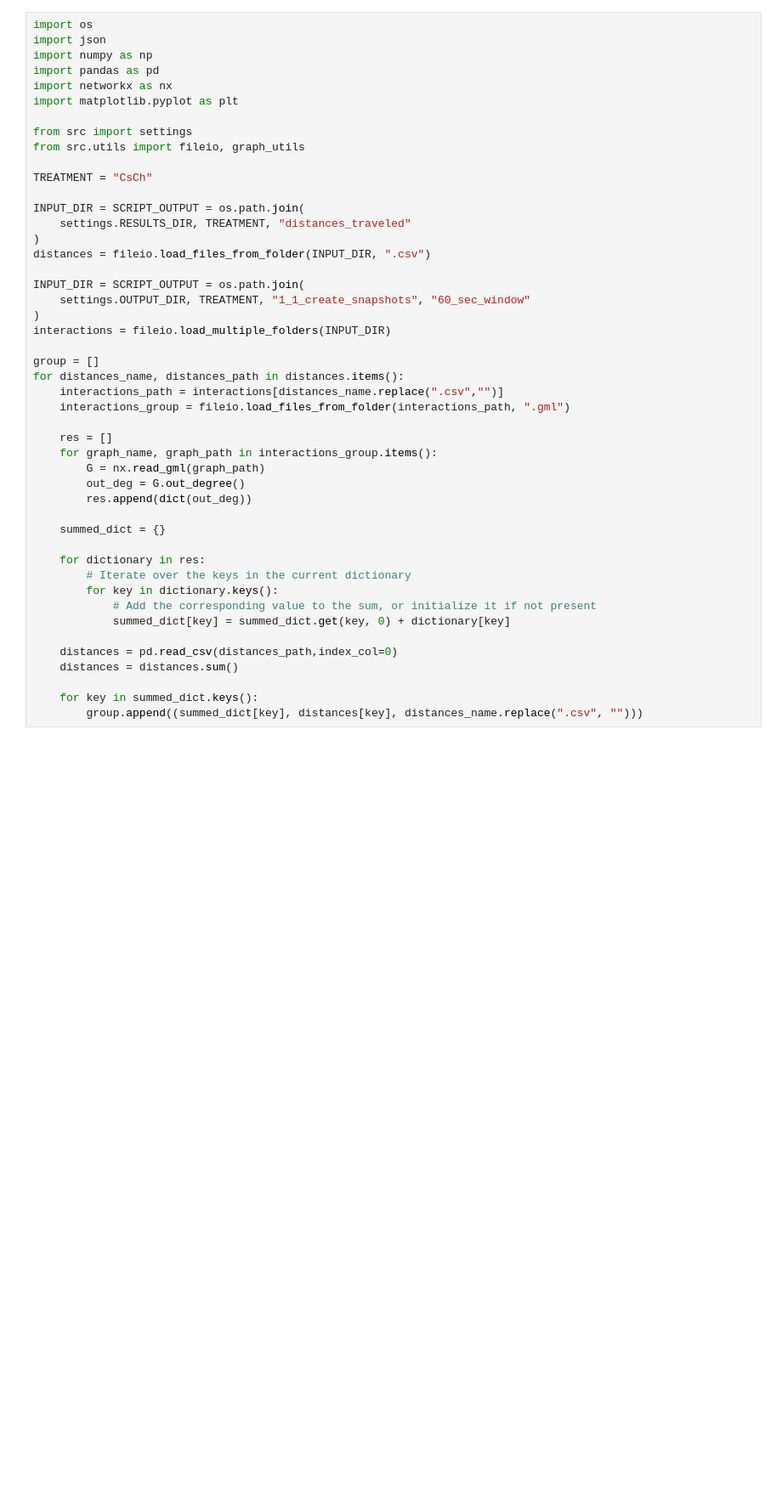
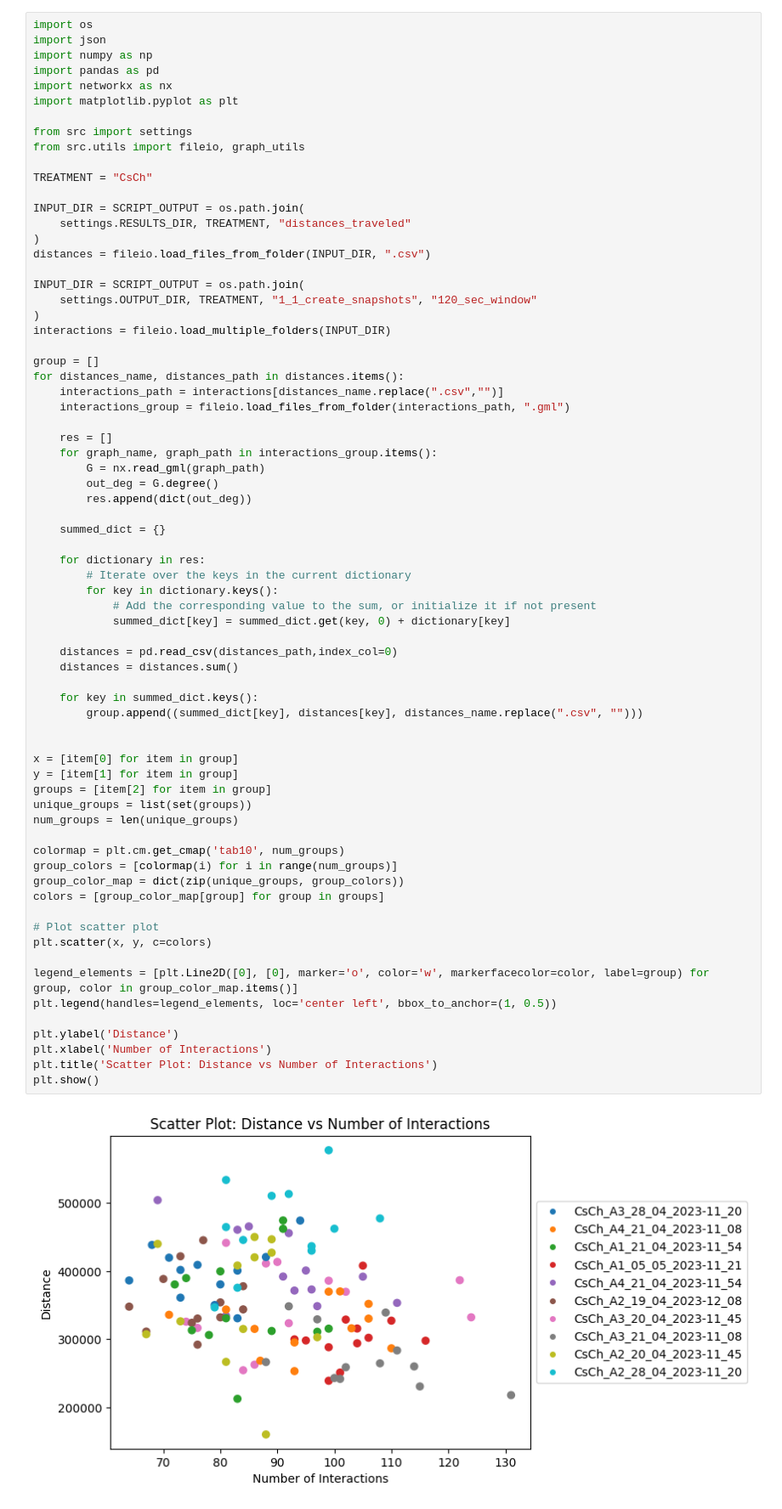
Before and after one commit to milanXpetrovic/drosophila-social-network-analysis, a Jupyter notebook: notebooks/distance_and_degree.ipynb, the cells around one changed output. Shown: that part at 85% size. Cells and saved outputs as stored; diff of their text form; blank space fills up the shorter version.

Commit message:
feat: new plots added

```diff
--- a/notebooks/distance_and_degree.ipynb
+++ b/notebooks/distance_and_degree.ipynb
@@ -16,33 +16,58 @@ INPUT_DIR = SCRIPT_OUTPUT = os.path.join(
 )
 distances = fileio.load_files_from_folder(INPUT_DIR, ".csv")
 
 INPUT_DIR = SCRIPT_OUTPUT = os.path.join(
-    settings.OUTPUT_DIR, TREATMENT, "1_1_create_snapshots", "60_sec_window"
+    settings.OUTPUT_DIR, TREATMENT, "1_1_create_snapshots", "120_sec_window"
 )
 interactions = fileio.load_multiple_folders(INPUT_DIR)
 
 group = []
 for distances_name, distances_path in distances.items():
     interactions_path = interactions[distances_name.replace(".csv","")]
     interactions_group = fileio.load_files_from_folder(interactions_path, ".gml")
 
     res = []
     for graph_name, graph_path in interactions_group.items():
         G = nx.read_gml(graph_path)
-        out_deg = G.out_degree()
+        out_deg = G.degree()
         res.append(dict(out_deg))
 
     summed_dict = {}
 
     for dictionary in res:
         # Iterate over the keys in the current dictionary
         for key in dictionary.keys():
             # Add the corresponding value to the sum, or initialize it if not present
             summed_dict[key] = summed_dict.get(key, 0) + dictionary[key]
 
     distances = pd.read_csv(distances_path,index_col=0)
     distances = distances.sum()
 
     for key in summed_dict.keys():
         group.append((summed_dict[key], distances[key], distances_name.replace(".csv", "")))
+
+
+x = [item[0] for item in group]
+y = [item[1] for item in group]
+groups = [item[2] for item in group]
+unique_groups = list(set(groups))
+num_groups = len(unique_groups)
+
+colormap = plt.cm.get_cmap('tab10', num_groups)
+group_colors = [colormap(i) for i in range(num_groups)]
+group_color_map = dict(zip(unique_groups, group_colors))
+colors = [group_color_map[group] for group in groups]
+
+# Plot scatter plot
+plt.scatter(x, y, c=colors)
+
+legend_elements = [plt.Line2D([0], [0], marker='o', color='w', markerfacecolor=color, label=group) for group, color in group_color_map.items()]
+plt.legend(handles=legend_elements, loc='center left', bbox_to_anchor=(1, 0.5))
+
+plt.ylabel('Distance')
+plt.xlabel('Number of Interactions')
+plt.title('Scatter Plot: Distance vs Number of Interactions')
+plt.show()
+# %% [output]
+[figure, added]
 # %%
```
Also changed, not shown: parts of 2 cells of this notebook, 18 other files.
